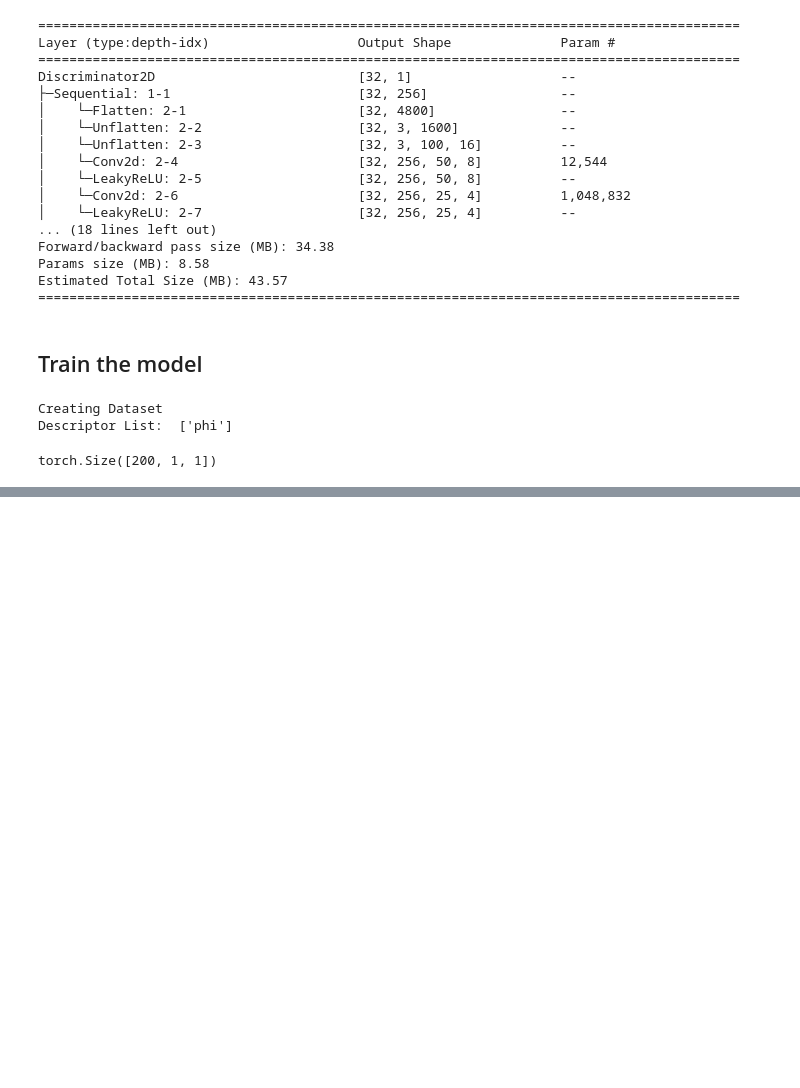
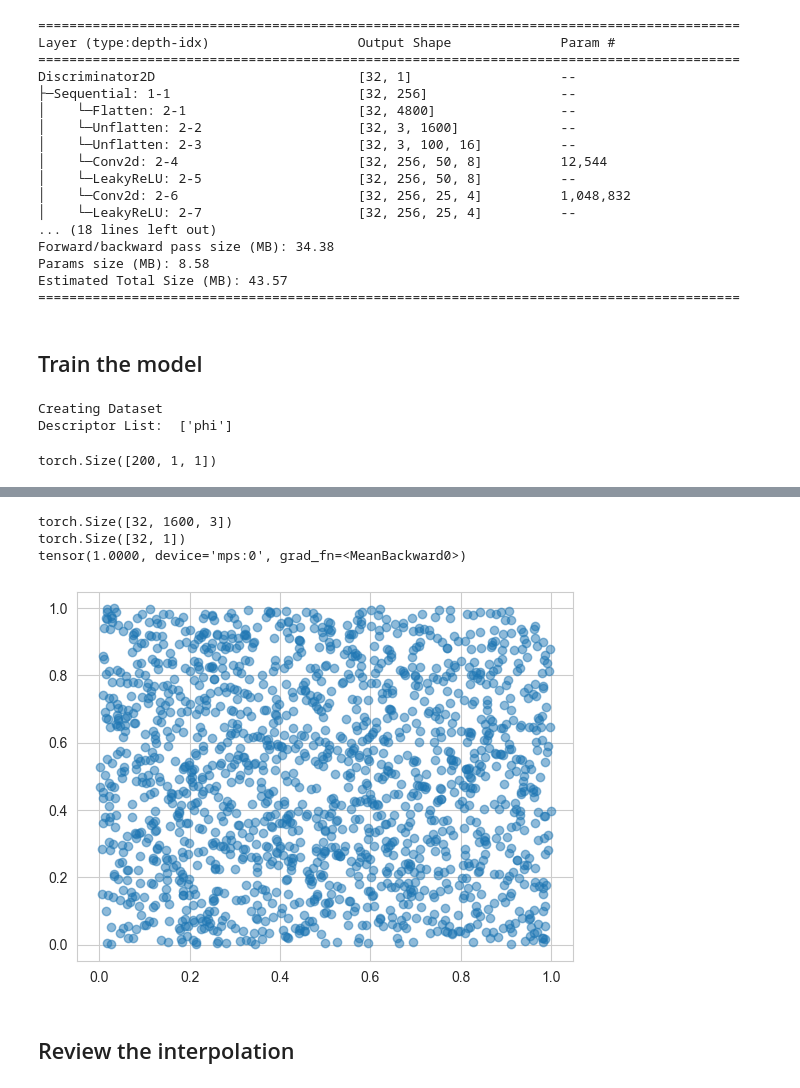
Before and after one commit to Veikko-Saikkonen/hard-spheres, a Jupyter notebook: Notebooks/Hardspheres_v2_simple_lattice.ipynb, the cells around one changed output, grey strips where cells are left out. Saved outputs shown, nothing was run; the diff lists cells and outputs as text; code cells hidden in the pictures; blank space fills up the shorter version.

```diff
--- a/Notebooks/Hardspheres_v2_simple_lattice.ipynb
+++ b/Notebooks/Hardspheres_v2_simple_lattice.ipynb
@@ -436,0 +455,22 @@ plot_pointcloud(_out, plot_radius=False)
+# %%
+# Test the discriminator with random data
+
+# Generate random data
+random_data = torch.rand_like(sample_y).to("mps")
+print(random_data.shape)
+
+plot_pointcloud(random_data[0].cpu().numpy(), plot_radius=False)
+
+# Test the discriminator
+
+output = gan.discriminator(random_data)
+print(output.shape)
+print(output.mean())
+plt.show()
+# %% [output]
+torch.Size([32, 1600, 3])
+torch.Size([32, 1])
+tensor(1.0000, device='mps:0', grad_fn=<MeanBackward0>)
+[figure, added]
+# %% [markdown]
+## Review the interpolation
```
Also changed, not shown: parts of 10 cells of this notebook.
